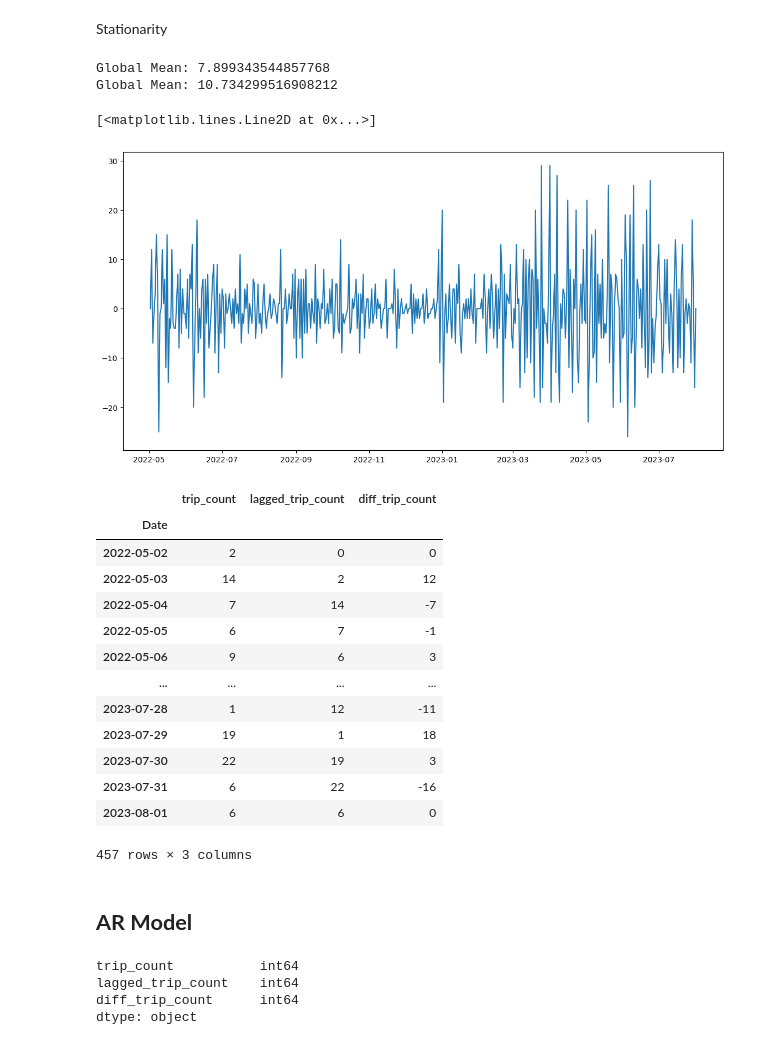
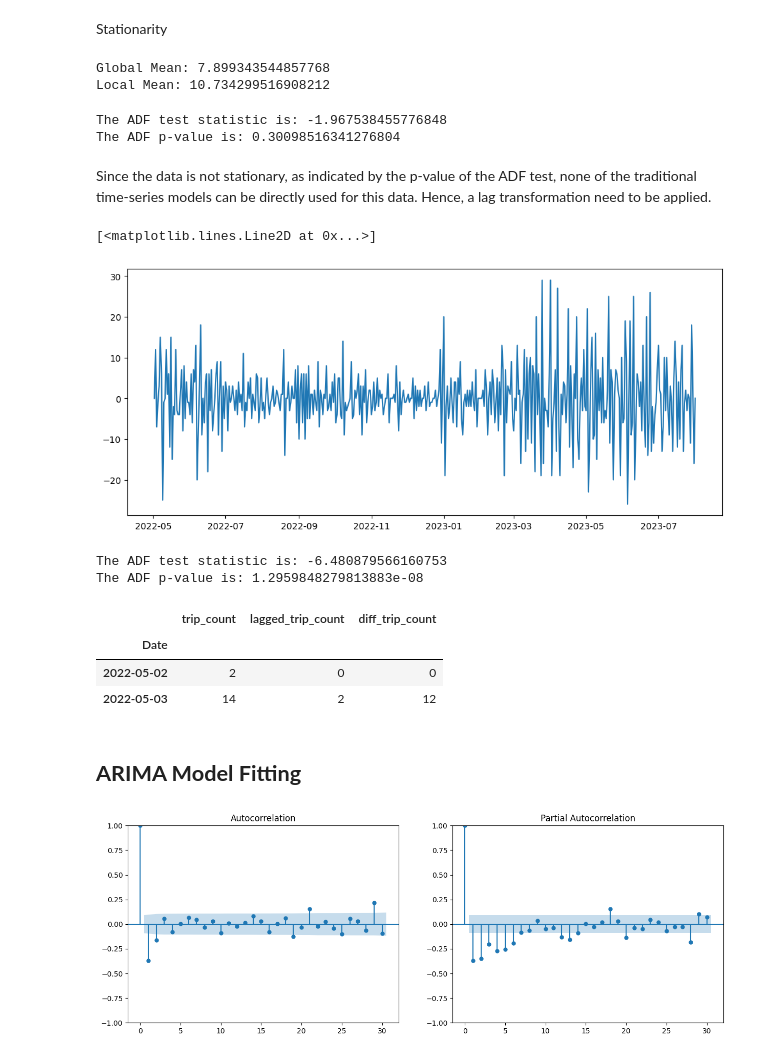
Before and after one commit to vubanc/BikeTimeSeriesAnalysis, a Jupyter notebook: TimeSeriesAnalysis.ipynb, the cells around one changed output. Cells and saved outputs as stored; diff of their text form; code cells hidden in the pictures.

```diff
--- a/TimeSeriesAnalysis.ipynb
+++ b/TimeSeriesAnalysis.ipynb
@@ -60,11 +62,22 @@ pacf_plot = plot_pacf(df_tripCount.trip_count, lags=30)
 # %% [markdown]
 Stationarity
 # %%
+#Global vs Local Mean Test
 print(f"Global Mean: {df_tripCount.trip_count.mean()}")
-print(f"Global Mean: {df_tripCount[250:].trip_count.mean()}")
+print(f"Local Mean: {df_tripCount[250:].trip_count.mean()}")
 # %% [output]
 Global Mean: 7.899343544857768
-Global Mean: 10.734299516908212
+Local Mean: 10.734299516908212
+# %%
+#Augmented Dickey-Fuller Test
+result = adfuller(df_tripCount)
+print(f"The ADF test statistic is: {result[0]}")
+print(f"The ADF p-value is: {result[1]}")
+# %% [output]
+The ADF test statistic is: -1.967538455776848
+The ADF p-value is: 0.30098516341276804
+# %% [markdown]
+Since the data is not stationary, as indicated by the p-value of the ADF test, none of the traditional time-series models can be directly used for this data. Hence, a lag transformation need to be applied.
 # %%
 df_tripCount["lagged_trip_count"] = df_tripCount["trip_count"].shift(1)
 df_tripCount["diff_trip_count"] = df_tripCount["trip_count"] - df_tripCount["lagged_trip_count"]
@@ -73,35 +86,33 @@ df_tripCount["lagged_trip_count"] = df_tripCount["lagged_trip_count"].astype(int
 df_tripCount["diff_trip_count"] = df_tripCount["diff_trip_count"].astype(int)
 # %%
 #Applying a Transformation
-fig = plt.figure(figsize=(14,7))
+fig = plt.figure(figsize=(12,5))
 plt.plot(df_tripCount.diff_trip_count)
 # %% [output]
 [<matplotlib.lines.Line2D at 0x...>]
-[figure, old version]
+[figure, new version]
+# %%
+#Augmented Dickey-Fuller Test on the transformed data
+result = adfuller(df_tripCount.diff_trip_count)
+print(f"The ADF test statistic is: {result[0]}")
+print(f"The ADF p-value is: {result[1]}")
+# %% [output]
+The ADF test statistic is: -6.480879566160753
+The ADF p-value is: 1.2959848279813883e-08
 # %%
-df_tripCount
+df_tripCount.head(2)
 # %% [output]
 |  | trip_count | lagged_trip_count | diff_trip_count |
 | Date |  |  |  |
 | 2022-05-02 | 2 | 0 | 0 |
 | 2022-05-03 | 14 | 2 | 12 |
-| 2022-05-04 | 7 | 14 | -7 |
-| 2022-05-05 | 6 | 7 | -1 |
-| 2022-05-06 | 9 | 6 | 3 |
-| ... | ... | ... | ... |
-| 2023-07-28 | 1 | 12 | -11 |
-| 2023-07-29 | 19 | 1 | 18 |
-| 2023-07-30 | 22 | 19 | 3 |
-| 2023-07-31 | 6 | 22 | -16 |
-| 2023-08-01 | 6 | 6 | 0 |
-457 rows × 3 columns
 # %% [markdown]
-## **AR Model**
+## **ARIMA Model Fitting**
-# %%
-df_tripCount.dtypes
-# %% [output]
-trip_count           int64
-lagged_trip_count    int64
-diff_trip_count      int64
-dtype: object
+# %%
+fig, axs= plt.subplots(1,2, figsize=(15,5))
+plot_acf(x=df_tripCount.diff_trip_count, ax=axs[0], lags=30)
+plot_pacf(x=df_tripCount.diff_trip_count, ax=axs[1], lags=30)
+plt.show()
+# %% [output]
+[figure, added]
 # %%
```
Also changed, not shown: parts of 12 cells of this notebook.
